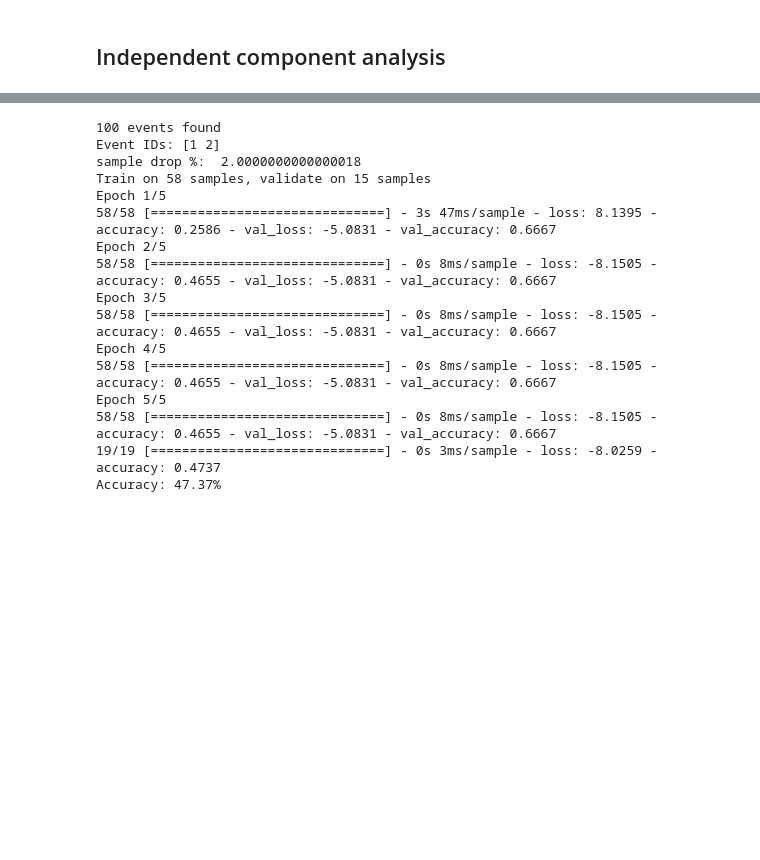
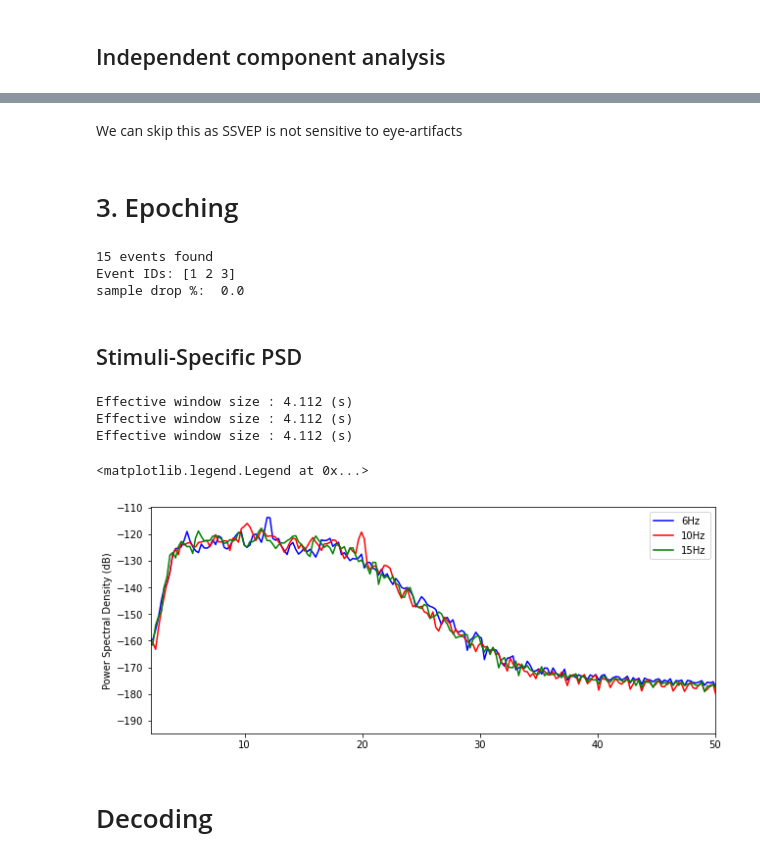
Before and after one commit to chaklam-silpasuwanchai/EEG-Real-Time-Applications, a Jupyter notebook: SSVEP/3-analysis/Model Training.ipynb, the cells around one changed output, grey strips where cells are left out. Drawn from its saved outputs; the diff is of its cells as text; code cells hidden in the pictures; blank space fills up the shorter version.

```diff
--- a/SSVEP/3-analysis/Model Training.ipynb
+++ b/SSVEP/3-analysis/Model Training.ipynb
@@ -753,21 +126,53 @@ Accuracy: 47.37%
-# %%
-import tcnDecoding as tcn  #custom
-event_id = {'Amusement': 1, 'Anger': 2}
-tcn.decode(raw, event_id, tmin=1, tmax=2.5)
-# %% [output]
-100 events found
-Event IDs: [1 2]
-sample drop %:  2.0000000000000018
-Train on 58 samples, validate on 15 samples
-Epoch 1/5
-58/58 [==============================] - 3s 47ms/sample - loss: 8.1395 - accuracy: 0.2586 - val_loss: -5.0831 - val_accuracy: 0.6667
-Epoch 2/5
-58/58 [==============================] - 0s 8ms/sample - loss: -8.1505 - accuracy: 0.4655 - val_loss: -5.0831 - val_accuracy: 0.6667
-Epoch 3/5
-58/58 [==============================] - 0s 8ms/sample - loss: -8.1505 - accuracy: 0.4655 - val_loss: -5.0831 - val_accuracy: 0.6667
-Epoch 4/5
-58/58 [==============================] - 0s 8ms/sample - loss: -8.1505 - accuracy: 0.4655 - val_loss: -5.0831 - val_accuracy: 0.6667
-Epoch 5/5
-58/58 [==============================] - 0s 8ms/sample - loss: -8.1505 - accuracy: 0.4655 - val_loss: -5.0831 - val_accuracy: 0.6667
-19/19 [==============================] - 0s 3ms/sample - loss: -8.0259 - accuracy: 0.4737
-Accuracy: 47.37%
+# %% [markdown]
+We can skip this as SSVEP is not sensitive to eye-artifacts
+# %% [markdown]
+# 3. Epoching
+# %%
+#this one requires expertise to specify the right tmin, tmax
+event_id = {'6Hz': 1, '10Hz' : 2, '15Hz' : 3}
+epochs = helper.getEpochs(raw, event_id, tmin=0, tmax=3)
+# %% [output]
+15 events found
+Event IDs: [1 2 3]
+sample drop %:  0.0
+# %% [markdown]
+## Stimuli-Specific PSD
+# %%
+fig = plt.figure(figsize=(10, 4))
+
+axes = fig.add_axes([0.1, 0.1, 0.8, 0.8]) # left, bottom, width, height (range 0 to 1)
+
+psd1, freq1 = psd_welch(epochs['6Hz'], n_fft=1028, n_per_seg=256 * 3)
+psd2, freq2 = psd_welch(epochs['10Hz'], n_fft=1028, n_per_seg=256 * 3)
+psd3, freq3 = psd_welch(epochs['15Hz'], n_fft=1028, n_per_seg=256 * 3)
+
+logpsd1 = 10 * np.log10(psd1)
+logpsd2 = 10 * np.log10(psd2)
+logpsd3 = 10 * np.log10(psd3)
+
+
+log_psd1_mean = logpsd1.mean(0)
+log_psd1_std = logpsd1.mean(0)
+
+log_psd2_mean = logpsd2.mean(0)
+log_psd2_std = logpsd2.mean(0)
+
+log_psd3_mean = logpsd3.mean(0)
+log_psd3_std = logpsd3.mean(0)
+
+axes.plot(freq1, log_psd1_mean[[0, 2], :].mean(0), color='b', label='6Hz')
+axes.plot(freq2, log_psd2_mean[[0, 2], :].mean(0), color='r', label='10Hz')
+axes.plot(freq2, log_psd3_mean[[0, 2], :].mean(0), color='g', label='15Hz')
+
+axes.set_title('')
+axes.set_ylabel('Power Spectral Density (dB)')
+axes.set_xlim((2, 50))
+axes.legend()
+# %% [output]
+Effective window size : 4.112 (s)
+Effective window size : 4.112 (s)
+Effective window size : 4.112 (s)
+<matplotlib.legend.Legend at 0x...>
+[figure, added]
+# %% [markdown]
+# Decoding
```
Also changed, not shown: parts of 75 cells of this notebook, 4 other files.
